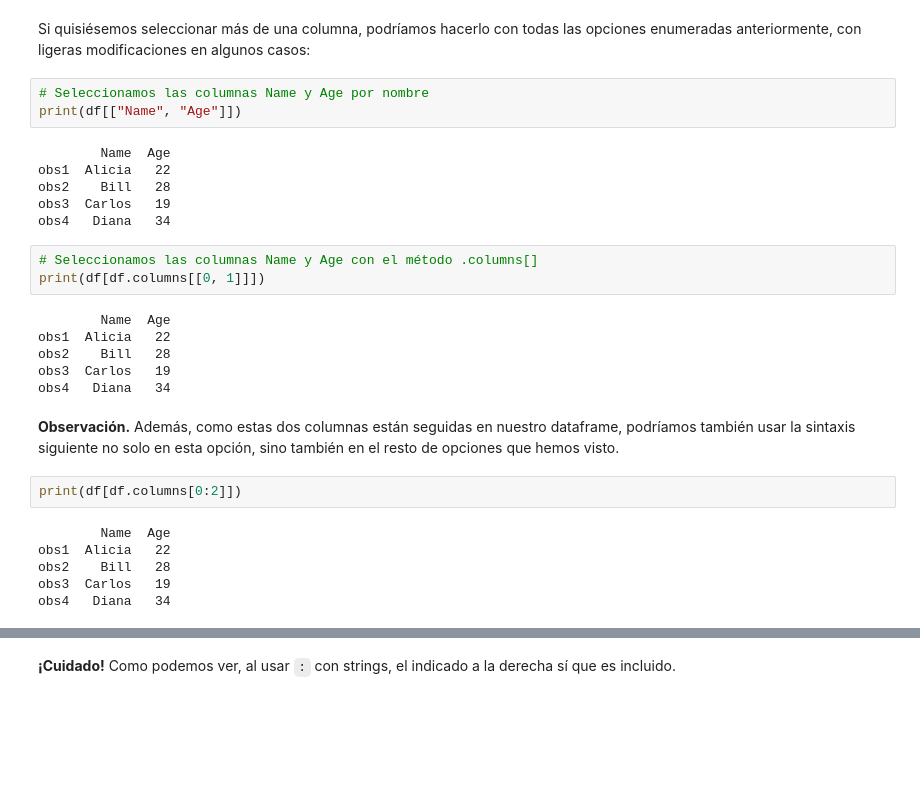
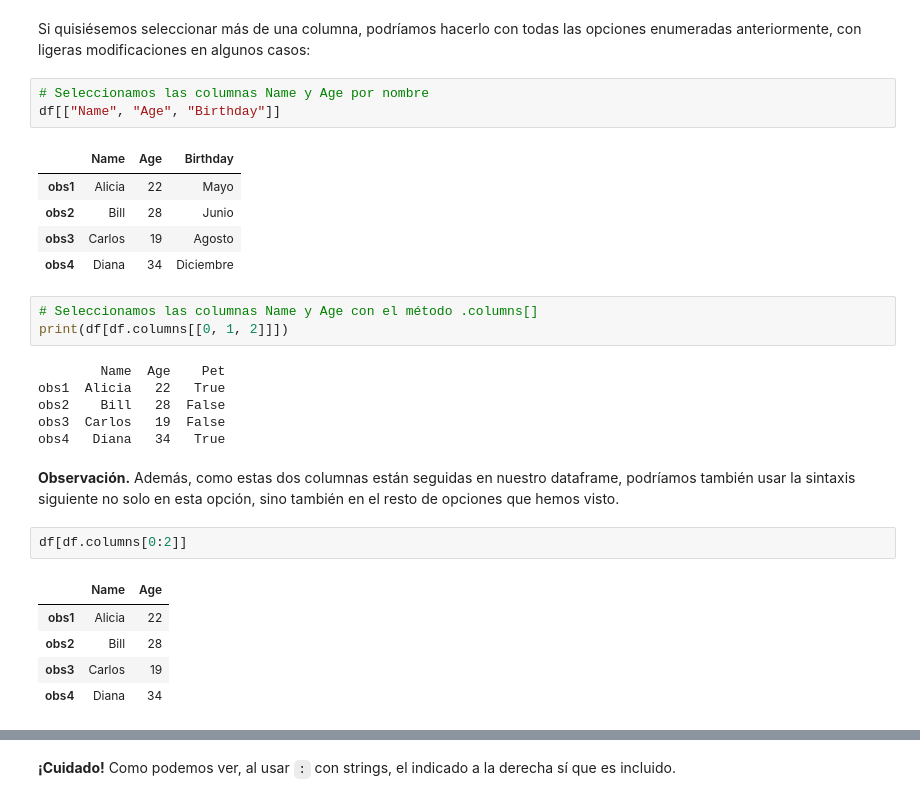
Before and after one commit to chechoreyes/zero_to_ml_curso, a Jupyter notebook: Clase_3/03_pandas/pandas.ipynb, the cells around one changed output, grey strips where cells are left out. Cells and saved outputs as stored; diff of their text form; blank space fills up the shorter version.

```diff
--- a/Clase_3/03_pandas/pandas.ipynb
+++ b/Clase_3/03_pandas/pandas.ipynb
@@ -295,32 +293,32 @@ Name: Birthday, dtype: object
 Si quisiésemos seleccionar más de una columna, podríamos hacerlo con todas las opciones enumeradas anteriormente, con ligeras modificaciones en algunos casos:
 # %%
 # Seleccionamos las columnas Name y Age por nombre
-print(df[["Name", "Age"]])
+df[["Name", "Age", "Birthday"]]
 # %% [output]
-        Name  Age
-obs1  Alicia   22
-obs2    Bill   28
-obs3  Carlos   19
-obs4   Diana   34
+|  | Name | Age | Birthday |
+| obs1 | Alicia | 22 | Mayo |
+| obs2 | Bill | 28 | Junio |
+| obs3 | Carlos | 19 | Agosto |
+| obs4 | Diana | 34 | Diciembre |
 # %%
 # Seleccionamos las columnas Name y Age con el método .columns[]
-print(df[df.columns[[0, 1]]])
+print(df[df.columns[[0, 1, 2]]])
 # %% [output]
-        Name  Age
-obs1  Alicia   22
-obs2    Bill   28
-obs3  Carlos   19
-obs4   Diana   34
+        Name  Age    Pet
+obs1  Alicia   22   True
+obs2    Bill   28  False
+obs3  Carlos   19  False
+obs4   Diana   34   True
 # %% [markdown]
 **Observación.** Además, como estas dos columnas están seguidas en nuestro dataframe, podríamos también usar la sintaxis siguiente no solo en esta opción, sino también en el resto de opciones que hemos visto.
 # %%
-print(df[df.columns[0:2]])
+df[df.columns[0:2]]
 # %% [output]
-        Name  Age
-obs1  Alicia   22
-obs2    Bill   28
-obs3  Carlos   19
-obs4   Diana   34
+|  | Name | Age |
+| obs1 | Alicia | 22 |
+| obs2 | Bill | 28 |
+| obs3 | Carlos | 19 |
+| obs4 | Diana | 34 |
 # %%
 # Seleccionamos las columnas Name y Age con el método .loc[]
 print(df.loc[:, ["Name", "Age"]])
```
Also changed, not shown: parts of 77 cells of this notebook, 3 other files.
